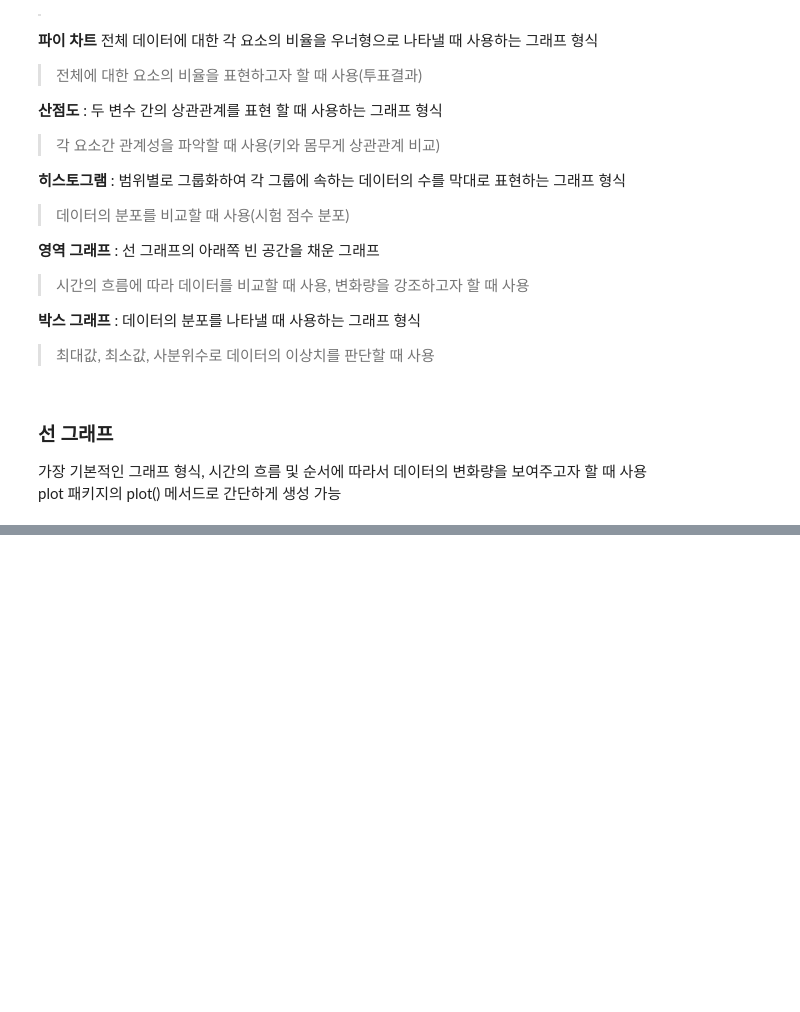
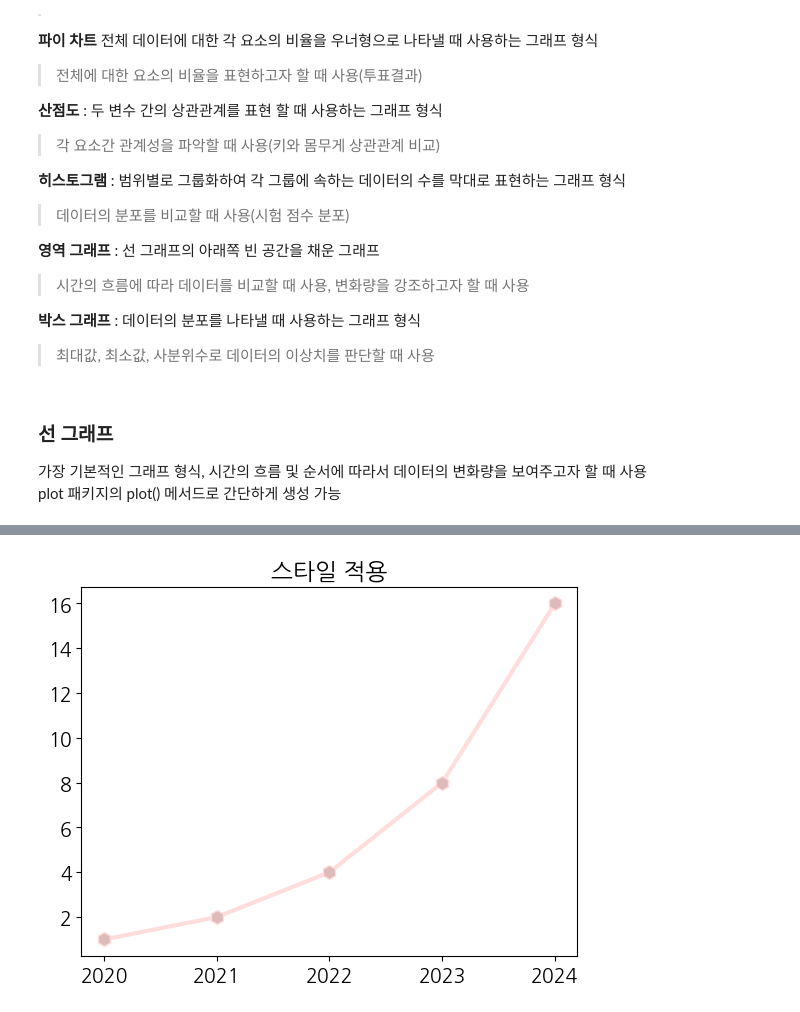
Before and after one commit to AppleNote8763/python-20240709, a Jupyter notebook: visualize-data.ipynb, the cells around one changed output, grey strips where cells are left out. Saved outputs shown, nothing was run; the diff lists cells and outputs as text; code cells hidden in the pictures; blank space fills up the shorter version.

```diff
--- a/visualize-data.ipynb
+++ b/visualize-data.ipynb
@@ -66,0 +92,12 @@ plt.show()
+# %%
+# 스타일 매개변수
+# color (c) : 선 색상, linewidth (lw) : 선 굵기, linestyle (ls) : 선 스타일
+# marker : 마커 종류, markersize (ms): 마커 크기
+# markeredgecolor (mec) : 마커 테두리 색상, markeredgewidth (mew) : 마커 테두리 굵기
+# markerfacecolor (mfc) : 마커 내부 색상
+plt.title('스타일 적용')
+plt.plot([2020, 2021, 2022, 2023, 2024],[1, 2, 4, 8, 16],
+        c = '#ffdddd', lw = 3, ls = '-', marker = 'h',ms = 10, mfc = '#ddbbbb')
+plt.show()
+# %% [output]
+[figure, added]
```
Also changed, not shown: parts of 10 cells of this notebook.
